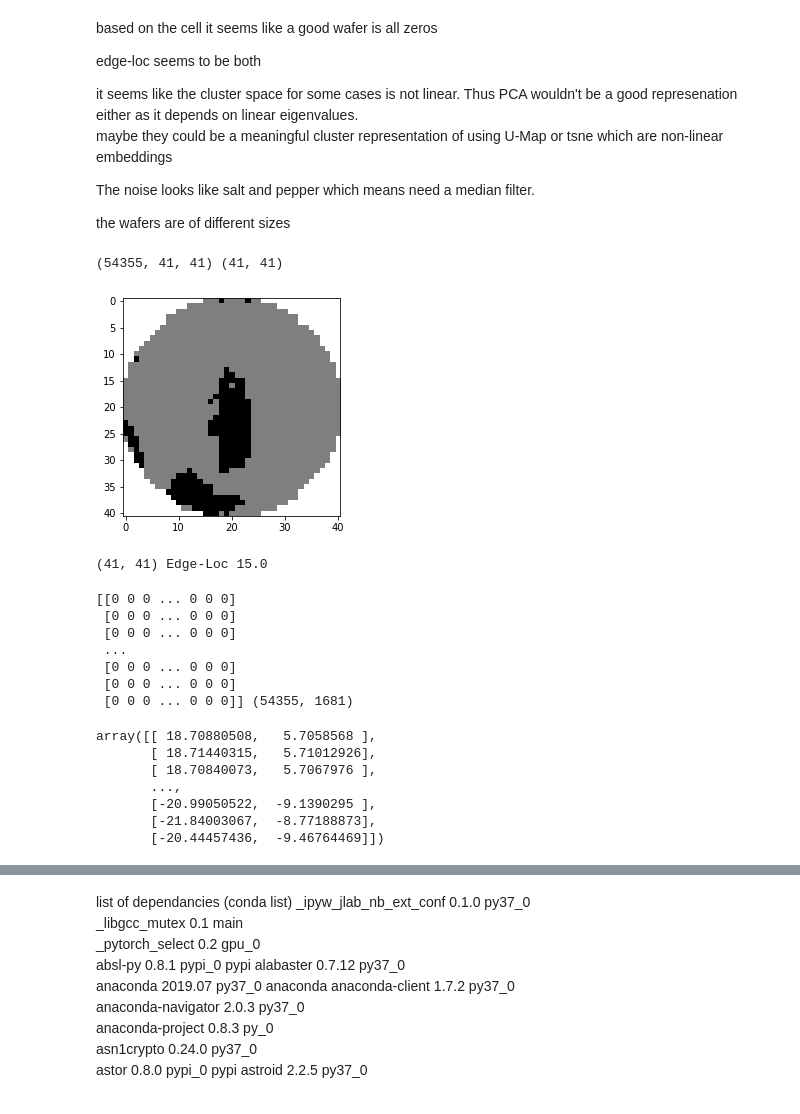
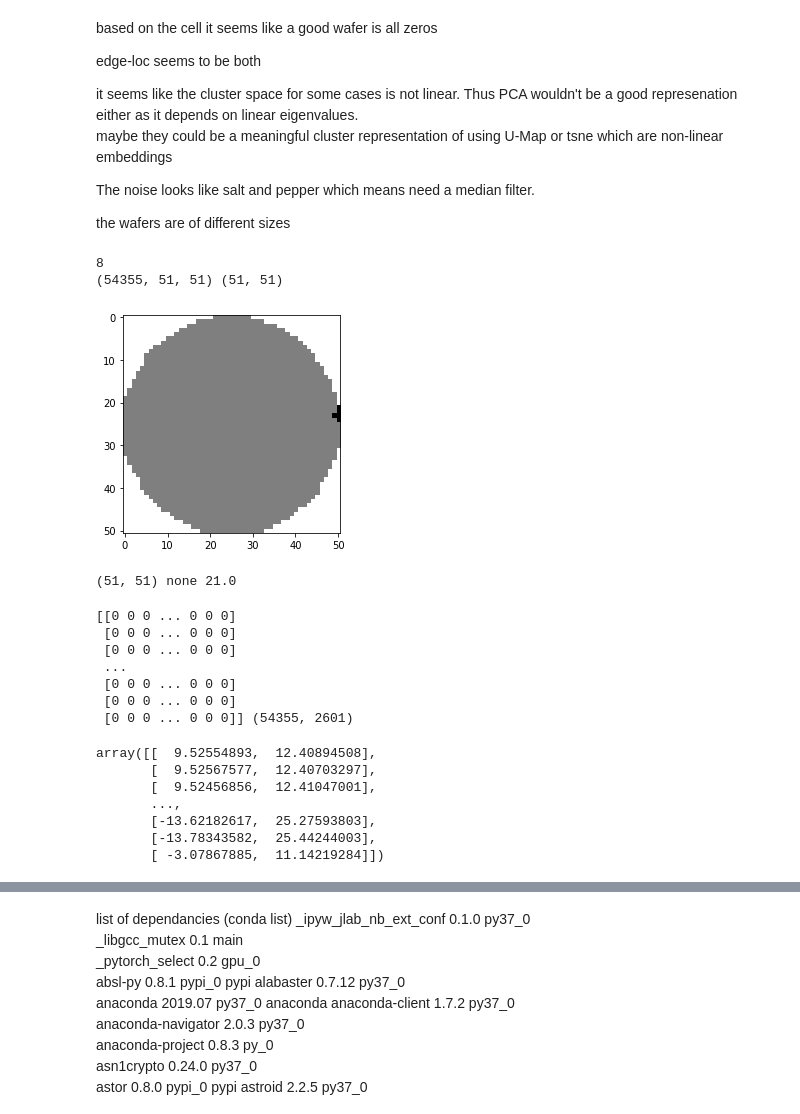
Before and after one commit to dmta9796/waferdatasetexperiments, a Jupyter notebook: wafer experiments.ipynb, the cells around one changed output, grey strips where cells are left out. Saved outputs shown, nothing was run; the diff lists cells and outputs as text; code cells hidden in the pictures.

```diff
--- a/wafer experiments.ipynb
+++ b/wafer experiments.ipynb
@@ -143,7 +144,17 @@ the wafers are of different sizes
 # resize wafermaps for uniformity (lets try 32 by 32)
 subdata = data[data['trianTestLabel'] == "Training"] #data cleaning of [["Training"]]-> "Training" needed
 
+#check only defective ones as the defects are in one cluster
+#subdata = data[data['failureType'] != "none"] #data cleaning of [["Training"]]-> "Training" needed
+
+
 waferdata = subdata["waferMap"]
+
+
+labelwaferdata = subdata["failureType"]
+lb_make = LabelEncoder()
+labelwaferdata = lb_make.fit_transform(labelwaferdata)
+print(labelwaferdata[0])
 
 # the idea is to have all the circular defects be close to the normal by making any defect at the edge to be rotated to be at the bottom
 def rotationmax(wafer):
@@ -169,7 +180,7 @@ def rotationmax(wafer):
     return newwafer
 
 
-size = (41,41)
+size = (51,51)
 newwaferdata = []
 for idx,wafer in enumerate(waferdata):
     wafer = cv2.medianBlur(wafer, 3)
@@ -182,23 +193,24 @@ for idx,wafer in enumerate(waferdata):
 newwaferdata = np.array(newwaferdata)
 print(newwaferdata.shape,newwaferdata[0].shape)
 # %% [output]
-(54355, 41, 41) (41, 41)
+8
+(54355, 51, 51) (51, 51)
 # %%
-num = 39
+num = 20
 # 38(edge-loc),40(loc),44(center),46(none), 161(), 186(edge-ring), 811427(scratch), 811448(Edge-Ring)
 a = newwaferdata[num]
 b = data["failureType"]
 c = data["waferIndex"]
 plt.imshow(a, cmap='binary', interpolation='nearest')
 plt.show()
 print(a.shape,b[num],c[num])
 
 #the median filter removed the salt and pepper noise
 # edge ring seems to lose form under the 5 median filter
 # the rotation for 90 degrees seems to work
 # %% [output]
-[figure, old version]
+[figure, new version]
-(41, 41) Edge-Loc 15.0
+(51, 51) none 21.0
 # %%
 # umap
 length = newwaferdata.shape[0]
@@ -211,12 +223,12 @@ newwaferdata = newwaferdata.reshape((length,size[0]*size[1]))
 print(newwaferdata,newwaferdata.shape)
 #print(umap)
 model = umap.UMAP(
-    n_neighbors=100,
+    n_neighbors=50,
     min_dist=0.0,
     n_components=2,
     random_state=42
 )
-umapdata = model.fit_transform(newwaferdata)
+umapdata = model.fit_transform(newwaferdata, y = labelwaferdata)
 umapdata.astype("double")
 #811456
 # try a subset, which means the test set would be useful to fetch the subset while having each type of wafer
@@ -227,14 +239,14 @@ umapdata.astype("double")
  ...
  [0 0 0 ... 0 0 0]
  [0 0 0 ... 0 0 0]
- [0 0 0 ... 0 0 0]] (54355, 1681)
+ [0 0 0 ... 0 0 0]] (54355, 2601)
-array([[ 18.70880508,   5.7058568 ],
-       [ 18.71440315,   5.71012926],
-       [ 18.70840073,   5.7067976 ],
+array([[  9.52554893,  12.40894508],
+       [  9.52567577,  12.40703297],
+       [  9.52456856,  12.41047001],
        ...,
-       [-20.99050522,  -9.1390295 ],
-       [-21.84003067,  -8.77188873],
-       [-20.44457436,  -9.46764469]])
+       [-13.62182617,  25.27593803],
+       [-13.78343582,  25.44244003],
+       [ -3.07867885,  11.14219284]])
 # %%
 #Center, Donut, Edge-Loc, Edge-Ring, Loc, Random, Scratch, Near-full, none.
 
```
Also changed, not shown: parts of 4 cells of this notebook.
